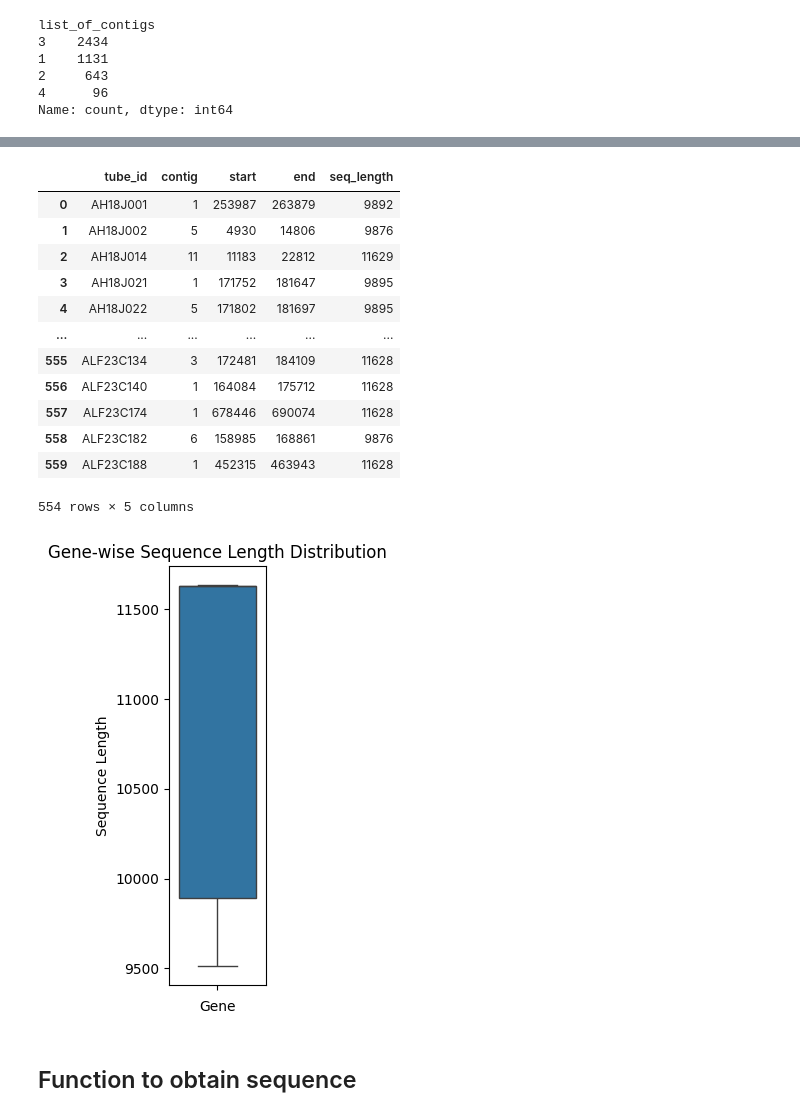
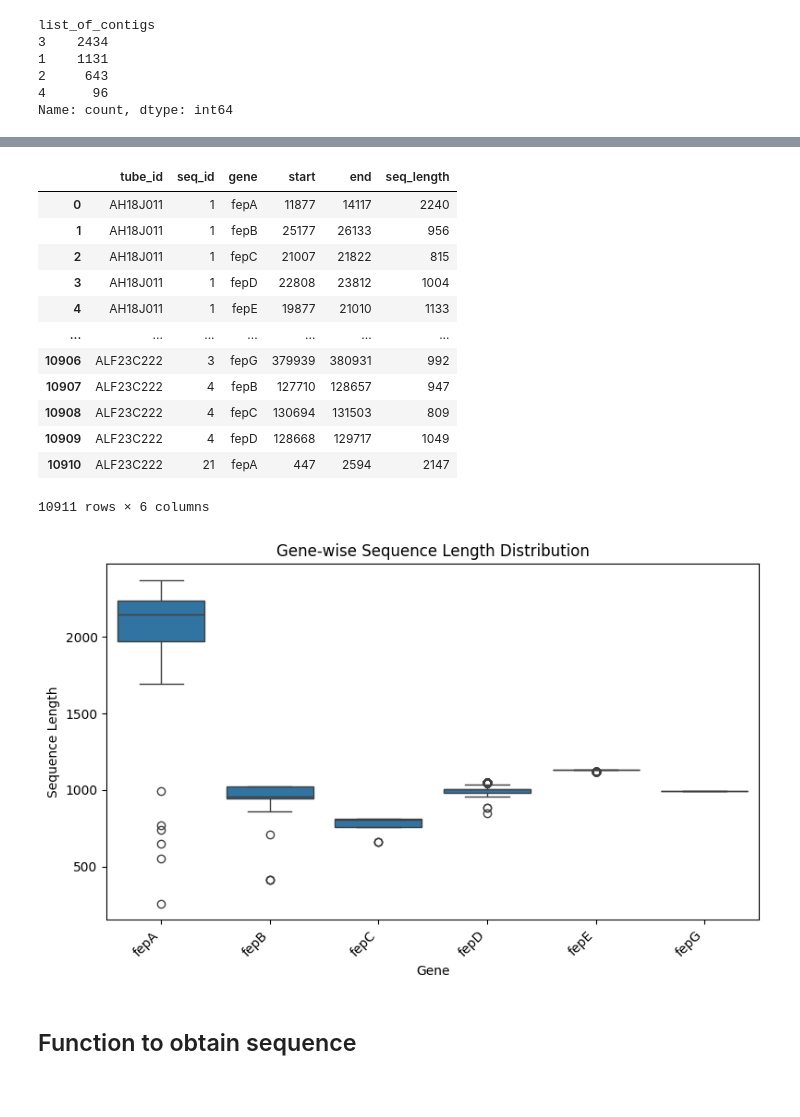
Before and after one commit to ryashpal/alfred-data-analysis, a Jupyter notebook: notebooks/multiple_sequence_alignment/ecoli/fep_system/01_create_data.ipynb, the cells around one changed output, grey strips where cells are left out. Saved outputs shown, nothing was run; the diff lists cells and outputs as text; code cells hidden in the pictures; blank space fills up the shorter version.

```diff
--- a/notebooks/multiple_sequence_alignment/ecoli/fep_system/01_create_data.ipynb
+++ b/notebooks/multiple_sequence_alignment/ecoli/fep_system/01_create_data.ipynb
@@ -166,42 +158,42 @@ geneLocationsDf
 # %%
-groupLocationsDf = geneLocationsDf.groupby(by=['tube_id', 'contig']).agg({'start': 'min', 'end': 'max'}).reset_index()
-groupLocationsDf['seq_length'] = (groupLocationsDf.end - groupLocationsDf.start)
-groupLocationsDf = groupLocationsDf[groupLocationsDf.seq_length > 9000]
-groupLocationsDf
+geneLocationsDf = allGenesDf.groupby(by=['tube_id', 'seq_id', 'gene']).agg({'start': 'first', 'end': 'first'}).reset_index()
+geneLocationsDf['seq_length'] = (geneLocationsDf.end - geneLocationsDf.start)
+# groupLocationsDf = groupLocationsDf[groupLocationsDf.seq_length > 9000]
+geneLocationsDf
 # %% [output]
-|  | tube_id | contig | start | end | seq_length |
-| 0 | AH18J001 | 1 | 253987 | 263879 | 9892 |
-| 1 | AH18J002 | 5 | 4930 | 14806 | 9876 |
-| 2 | AH18J014 | 11 | 11183 | 22812 | 11629 |
-| 3 | AH18J021 | 1 | 171752 | 181647 | 9895 |
-| 4 | AH18J022 | 5 | 171802 | 181697 | 9895 |
-| ... | ... | ... | ... | ... | ... |
-| 555 | ALF23C134 | 3 | 172481 | 184109 | 11628 |
-| 556 | ALF23C140 | 1 | 164084 | 175712 | 11628 |
-| 557 | ALF23C174 | 1 | 678446 | 690074 | 11628 |
-| 558 | ALF23C182 | 6 | 158985 | 168861 | 9876 |
-| 559 | ALF23C188 | 1 | 452315 | 463943 | 11628 |
+|  | tube_id | seq_id | gene | start | end | seq_length |
+| 0 | AH18J011 | 1 | fepA | 11877 | 14117 | 2240 |
+| 1 | AH18J011 | 1 | fepB | 25177 | 26133 | 956 |
+| 2 | AH18J011 | 1 | fepC | 21007 | 21822 | 815 |
+| 3 | AH18J011 | 1 | fepD | 22808 | 23812 | 1004 |
+| 4 | AH18J011 | 1 | fepE | 19877 | 21010 | 1133 |
+| ... | ... | ... | ... | ... | ... | ... |
+| 10906 | ALF23C222 | 3 | fepG | 379939 | 380931 | 992 |
+| 10907 | ALF23C222 | 4 | fepB | 127710 | 128657 | 947 |
+| 10908 | ALF23C222 | 4 | fepC | 130694 | 131503 | 809 |
+| 10909 | ALF23C222 | 4 | fepD | 128668 | 129717 | 1049 |
+| 10910 | ALF23C222 | 21 | fepA | 447 | 2594 | 2147 |
-554 rows × 5 columns
+10911 rows × 6 columns
 # %%
 import pandas as pd
 import seaborn as sns
 import matplotlib.pyplot as plt
 
 # Assuming you already have groupLocationsDf loaded as a DataFrame
 
 # Group by gene and collect all sequence lengths
-plt.figure(figsize=(2, 5))
-sns.boxplot(data=groupLocationsDf, y="seq_length")
+plt.figure(figsize=(8, 5))
+sns.boxplot(data=geneLocationsDf, y="seq_length", x="gene")
 
 # Optional aesthetics
 plt.xticks(rotation=45, ha='right')
 plt.title("Gene-wise Sequence Length Distribution")
 plt.xlabel("Gene")
 plt.ylabel("Sequence Length")
 plt.tight_layout()
 plt.show()
 # %% [output]
-[figure, old version]
+[figure, new version]
 # %% [markdown]
 ## Function to obtain sequence
 # %%
```
Also changed, not shown: parts of 5 cells of this notebook, 6 other files.
